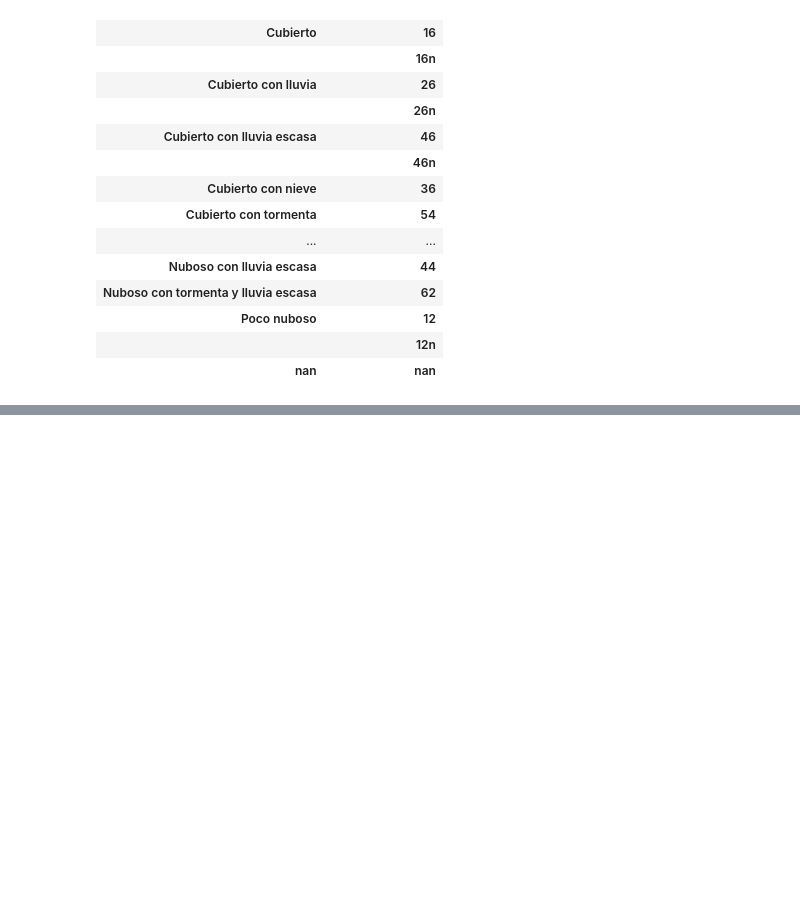
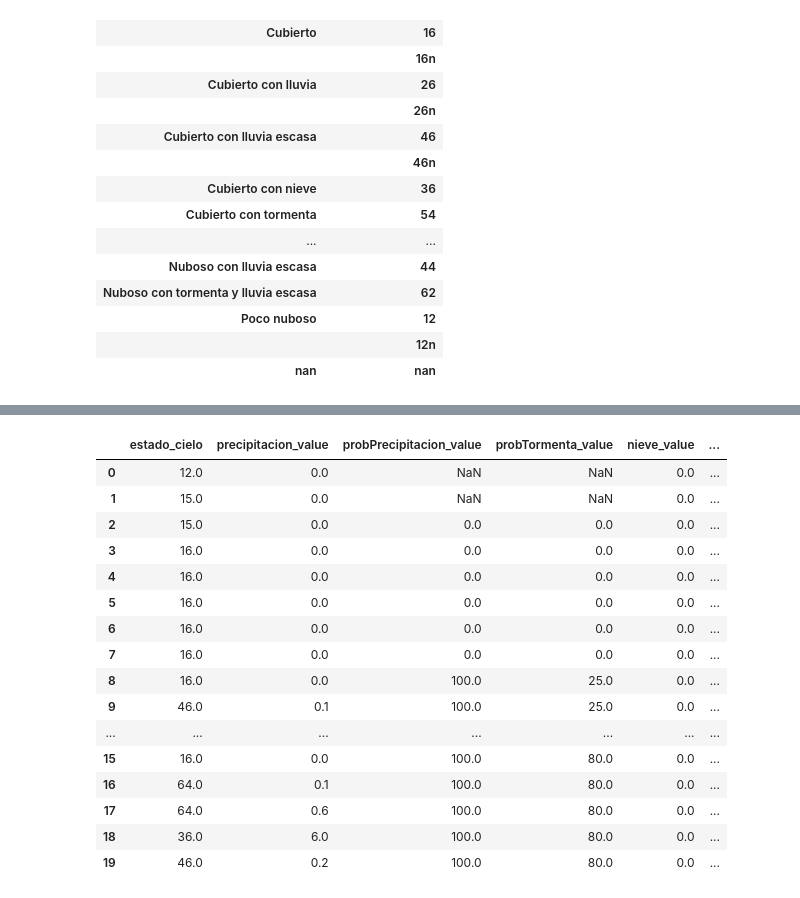
Before and after one commit to oeg-upm/inesdata-mov-data-generation, a Jupyter notebook: docs/notebooks/aemet_qa.ipynb, the cells around one changed output, grey strips where cells are left out. Saved outputs shown, nothing was run; the diff lists cells and outputs as text; code cells hidden in the pictures; blank space fills up the shorter version.

Commit message:
Finished AEMET QA and EDA

```diff
--- a/docs/notebooks/aemet_qa.ipynb
+++ b/docs/notebooks/aemet_qa.ipynb
@@ -558,0 +477,4 @@ profile.to_file(os.path.join(ROOT_PATH, "docs", "qa", "aemet_report.html"))
+# %%
+aemet_dataset = aemet_dataset[aemet_dataset.minute==0]
+# %%
+aemet_dataset.reset_index(drop=True, inplace=True)
@@ -558,0 +523,3 @@ profile.to_file(os.path.join(ROOT_PATH, "docs", "qa", "aemet_report.html"))
+# %%
+aemet_dataset["direccion"] = aemet_dataset["direccion"].str.replace("['", "").str.replace("']", "").astype('category')
+aemet_dataset["direccion"].unique()
@@ -558,0 +543,3 @@ profile.to_file(os.path.join(ROOT_PATH, "docs", "qa", "aemet_report.html"))
+# %%
+aemet_dataset["velocidad"] = aemet_dataset["velocidad"].str.replace("['", "").str.replace("']", "").astype(float)
+aemet_dataset["velocidad"].value_counts().head()
@@ -558,0 +554,20 @@ profile.to_file(os.path.join(ROOT_PATH, "docs", "qa", "aemet_report.html"))
+# %%
+aemet_dataset[0:20]
+# %% [output]
+|  | estado_cielo | precipitacion_value | probPrecipitacion_value | probTormenta_value | nieve_value | ... |
+| 0 | 12.0 | 0.0 | NaN | NaN | 0.0 | ... |
+| 1 | 15.0 | 0.0 | NaN | NaN | 0.0 | ... |
+| 2 | 15.0 | 0.0 | 0.0 | 0.0 | 0.0 | ... |
+| 3 | 16.0 | 0.0 | 0.0 | 0.0 | 0.0 | ... |
+| 4 | 16.0 | 0.0 | 0.0 | 0.0 | 0.0 | ... |
+| 5 | 16.0 | 0.0 | 0.0 | 0.0 | 0.0 | ... |
+| 6 | 16.0 | 0.0 | 0.0 | 0.0 | 0.0 | ... |
+| 7 | 16.0 | 0.0 | 0.0 | 0.0 | 0.0 | ... |
+| 8 | 16.0 | 0.0 | 100.0 | 25.0 | 0.0 | ... |
+| 9 | 46.0 | 0.1 | 100.0 | 25.0 | 0.0 | ... |
+| ... | ... | ... | ... | ... | ... | ... |
+| 15 | 16.0 | 0.0 | 100.0 | 80.0 | 0.0 | ... |
+| 16 | 64.0 | 0.1 | 100.0 | 80.0 | 0.0 | ... |
+| 17 | 64.0 | 0.6 | 100.0 | 80.0 | 0.0 | ... |
+| 18 | 36.0 | 6.0 | 100.0 | 80.0 | 0.0 | ... |
+| 19 | 46.0 | 0.2 | 100.0 | 80.0 | 0.0 | ... |
```
Also changed, not shown: parts of 62 cells of this notebook, 3 other files.
